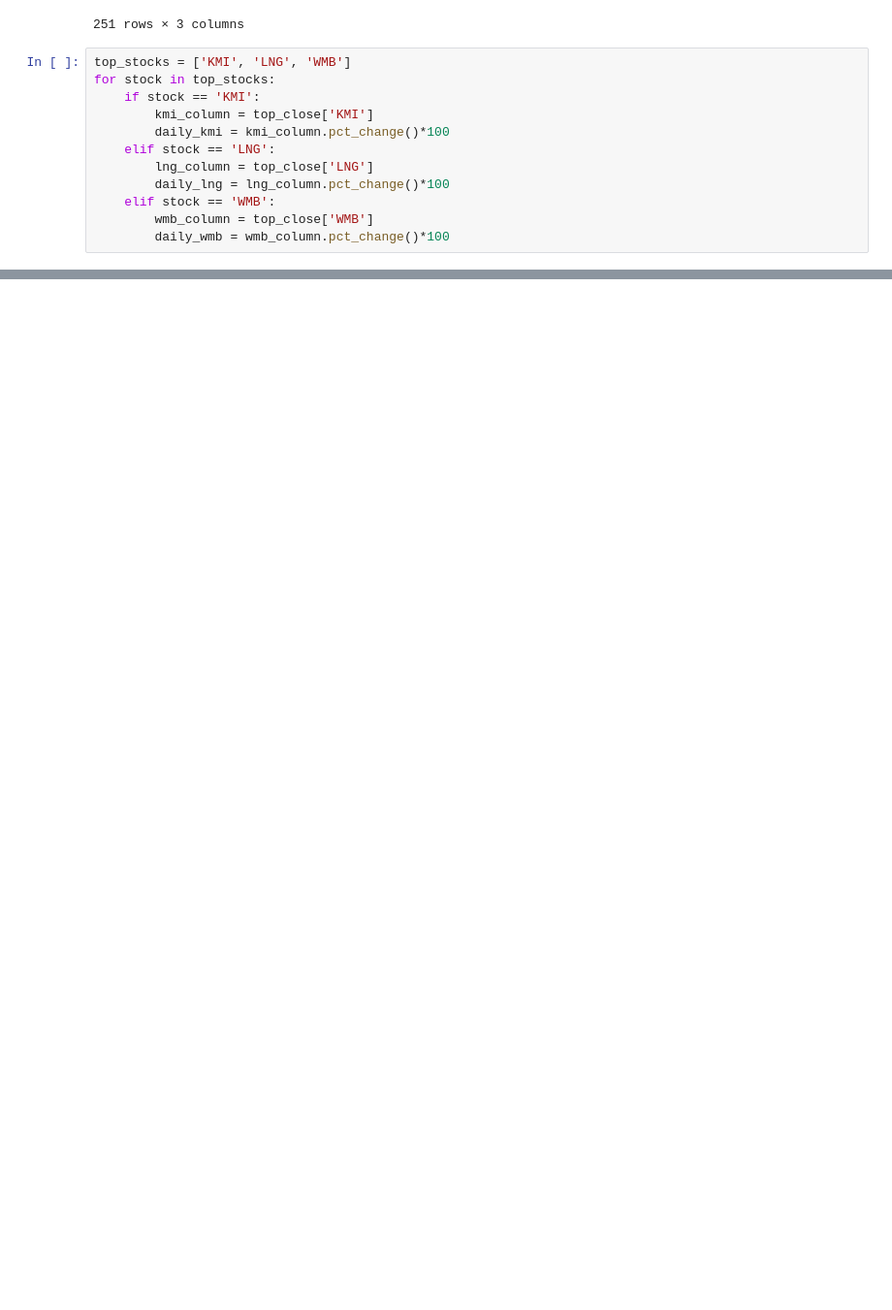
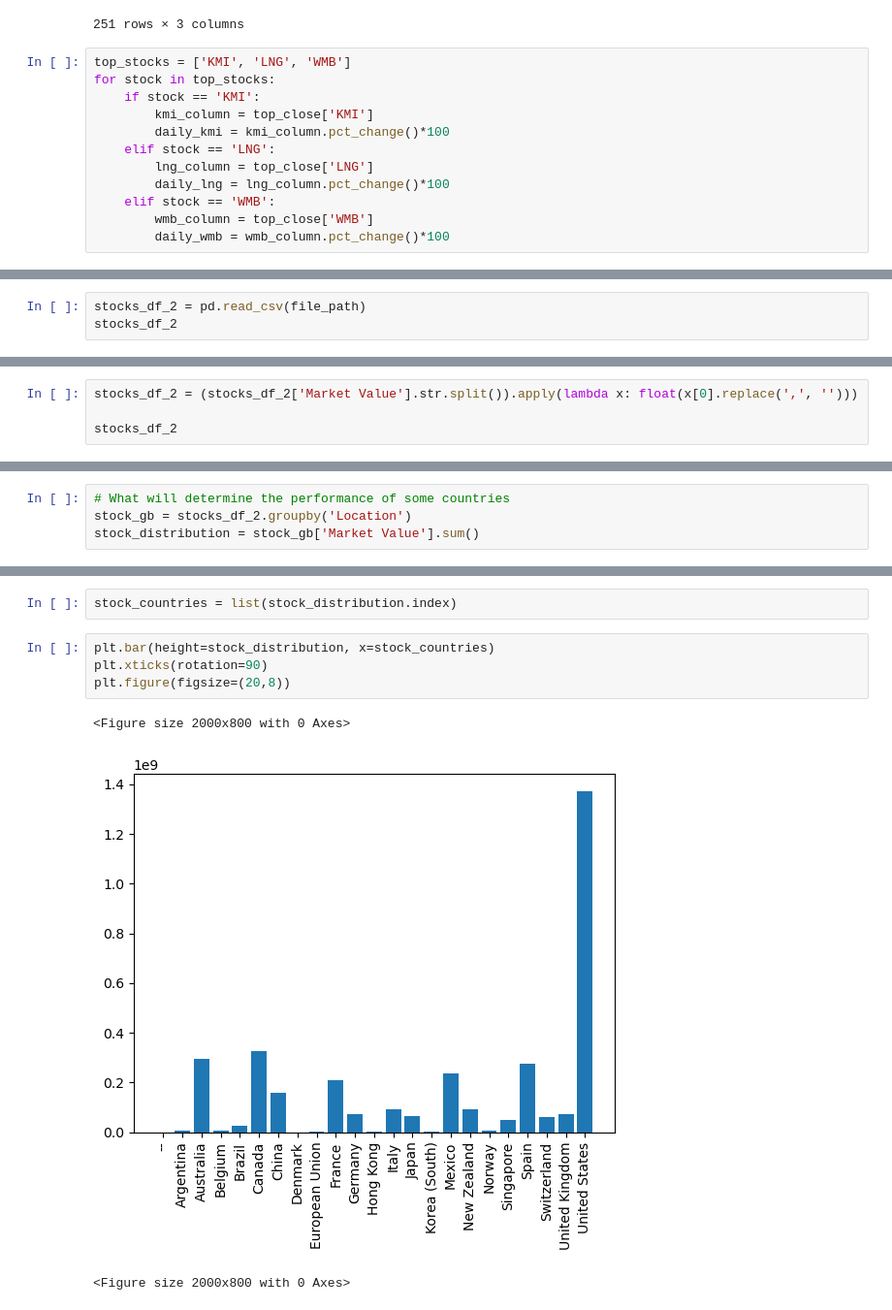
Before and after one commit to Glowary/project_1, a Jupyter notebook: Stock project.ipynb, the cells around one changed output, grey strips where cells are left out. Shown at 97% size. Cells and saved outputs as stored; diff of their text form; blank space fills up the shorter version.

Commit message:
added figures

```diff
--- a/Stock project.ipynb
+++ b/Stock project.ipynb
@@ -173,0 +178,3 @@ True
+# %%
+stocks_df_2 = pd.read_csv(file_path)
+stocks_df_2
@@ -173,0 +225,4 @@ True
+# %%
+stocks_df_2 = (stocks_df_2['Market Value'].str.split()).apply(lambda x: float(x[0].replace(',', '')))
+
+stocks_df_2
@@ -173,0 +243,4 @@ True
+# %%
+# What will determine the performance of some countries
+stock_gb = stocks_df_2.groupby('Location')
+stock_distribution = stock_gb['Market Value'].sum()
@@ -173,0 +267,10 @@ True
+# %%
+stock_countries = list(stock_distribution.index)
+# %%
+plt.bar(height=stock_distribution, x=stock_countries)
+plt.xticks(rotation=90)
+plt.figure(figsize=(20,8))
+# %% [output]
+<Figure size 2000x800 with 0 Axes>
+[figure, added]
+<Figure size 2000x800 with 0 Axes>
```
Also changed, not shown: parts of 16 cells of this notebook.
